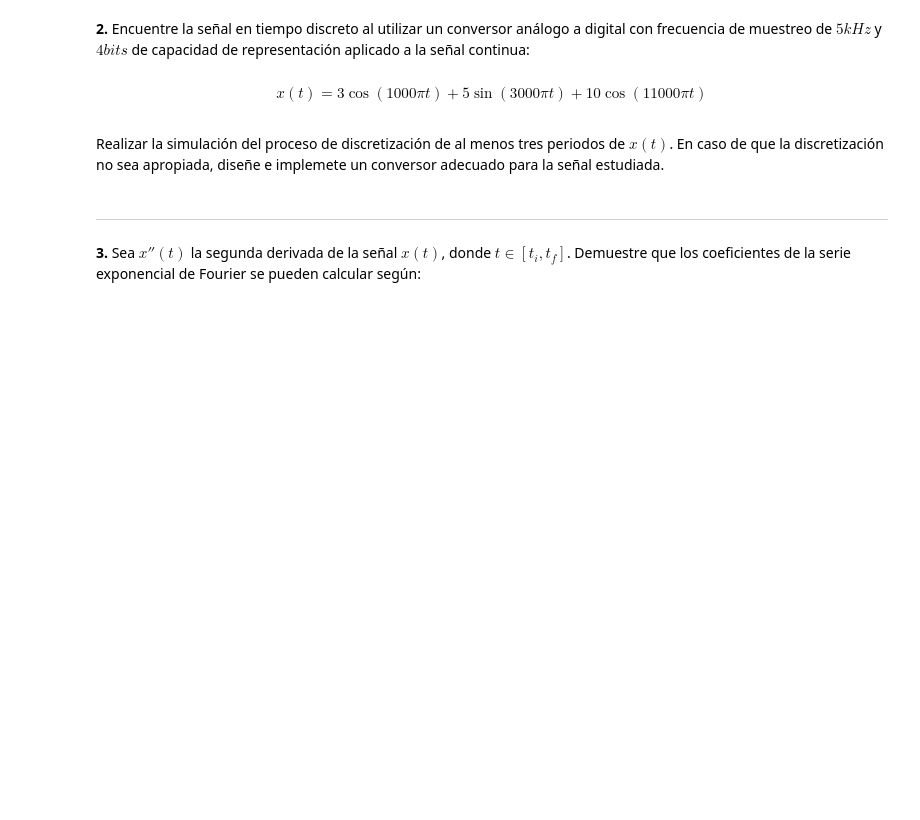
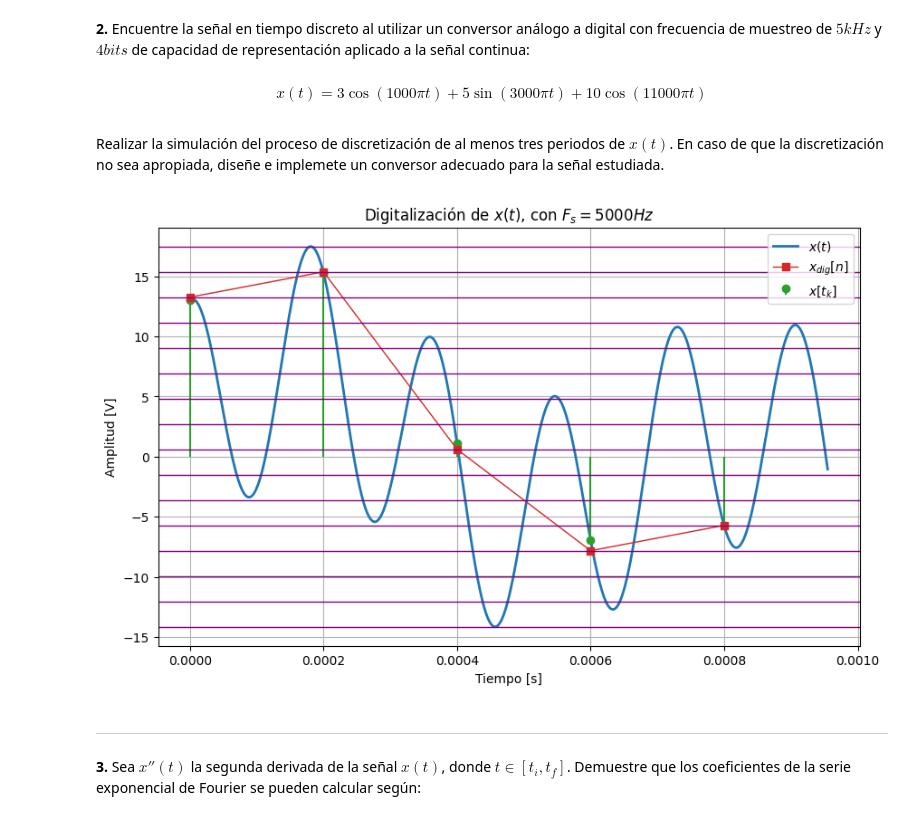
Before and after one commit to AlmondSund/SyS_2025_2, a Jupyter notebook: Parcial_1/Parcial1_SyS_2025_2.ipynb, the cells around one changed output. Drawn from its saved outputs; the diff is of its cells as text; code cells hidden in the pictures; blank space fills up the shorter version.

```diff
--- a/Parcial_1/Parcial1_SyS_2025_2.ipynb
+++ b/Parcial_1/Parcial1_SyS_2025_2.ipynb
@@ -75,22 +75,52 @@ Realizar la simulación del proceso de discretización de al menos tres periodos
 # %%
 ''' Parámetros del conversor A/D '''
 # Muestreo
 Fs = 5000    # Frecuencia de muestreo [Hz]
 Ts = 1 / Fs  # Periodo de muestreo [s]
 
 # Capacidad de representación
 n_bits = 4              # Número de bits
 num_levels = 2**n_bits  # Número de niveles de cuantización
 
 ''' Tiempos '''
-T = 1 / (11000*np.pi)                             # Periodo fundamental (periodo de la señal con frecuencia mayor) [s]
-sim_time = 3 * T                                  # Tiempo de simulación (al menos 3 periodos) [s]
-t = np.linspace(0, sim_time, int(Fs * sim_time))  # Vector de tiempo 'continuo' [s]
-t_k = np.arange(0, sim_time, Ts)                  # Vector de tiempo discreto [s]
+T = 1/(1000*np.pi)                   # x(t) es cuasi-periódica con periodo fundamental T [s]
+sim_time = 3 * T                     # Tiempo de simulación (al menos 3 periodos de x(t)) [s]
+t = np.linspace(0, sim_time, 20000)  # Vector de tiempo 'continuo' [s]
+t_k = np.arange(0, sim_time, Ts)     # Vector de tiempo discreto [s]
 
 ''' Definición de la señal x(t) '''
-x_t = 3 * np.cos(1000*np.pi*t) + 5 * np.sin(3000*np.pi*t) + 10 * np.cos(11000*np.pi*t)         # x(t)
-x_tk = 3 * np.cos(1000*np.pi*t_k) + 5 * np.sin(3000*np.pi*t_k) + 10 * np.cos(11000*np.pi*t_k)  # x[t_k]
+x_t = 3 * np.cos(1000*np.pi*t) + 5 * np.sin(3000*np.pi*t) + 10 * np.cos(11000*np.pi*t)  # x(t) [V]
+
+''' Digitalización '''
+# Discretización
+x_tk = 3 * np.cos(1000*np.pi*t_k) + 5 * np.sin(3000*np.pi*t_k) + 10 * np.cos(11000*np.pi*t_k)  # x[t_k] [V]
+
+# Cuantización
+levels = np.linspace(min(x_t), max(x_t), num_levels)  # Vector de niveles de cuantización
+distances = np.abs(x_tk[:, None] - levels[None, :])   # Matriz de distancias entre muestras y niveles
+indices = np.argmin(distances, axis=1)                # Índices de los niveles más cercanos
+
+# Señal digitalizada
+x_dig = levels[indices]  # x_dig[n] [V]
+
+''' Visualización '''
+plt.figure(figsize=(10, 6))
+plt.plot(t, x_t, label='$x(t)$', color='C0', linewidth=2)
+plt.stem(t_k, x_tk, label='$x[t_k]$', linefmt='C2-', markerfmt='C2o', basefmt=" ")
+plt.plot(t_k, x_dig, label='$x_{dig}[n]$', color='C3', marker='s', linestyle='-', linewidth=1)
+
+# Dibujar los niveles de cuantización como rectas constantes
+for lvl in levels:
+	plt.axhline(lvl, color='purple', linewidth=1)
+
+plt.title('Digitalización de $x(t)$, con $F_s = {} Hz$'.format(Fs))
+plt.xlabel('Tiempo [s]')
+plt.ylabel('Amplitud [V]')
+plt.grid()
+plt.legend(loc='upper right')
+plt.show()
+# %% [output]
+[figure, added]
 # %% [markdown]
 ---
 # %% [markdown]
```
